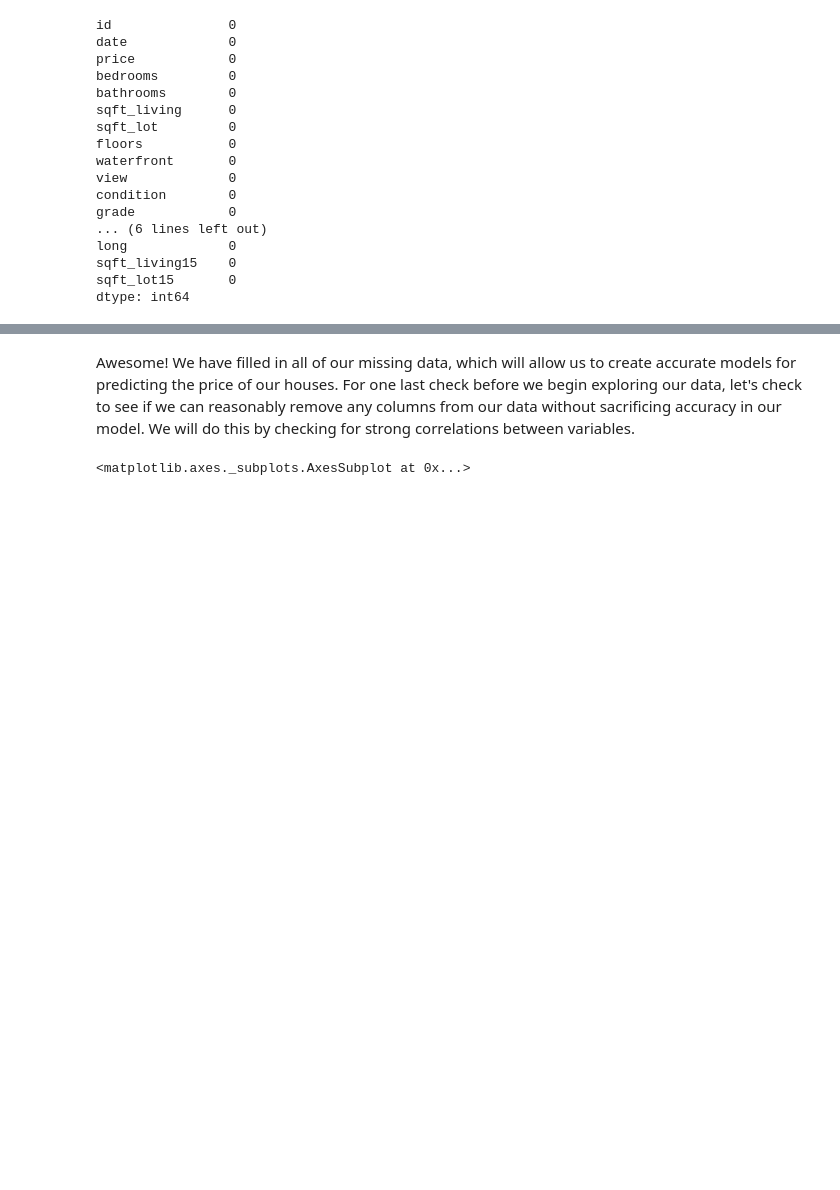
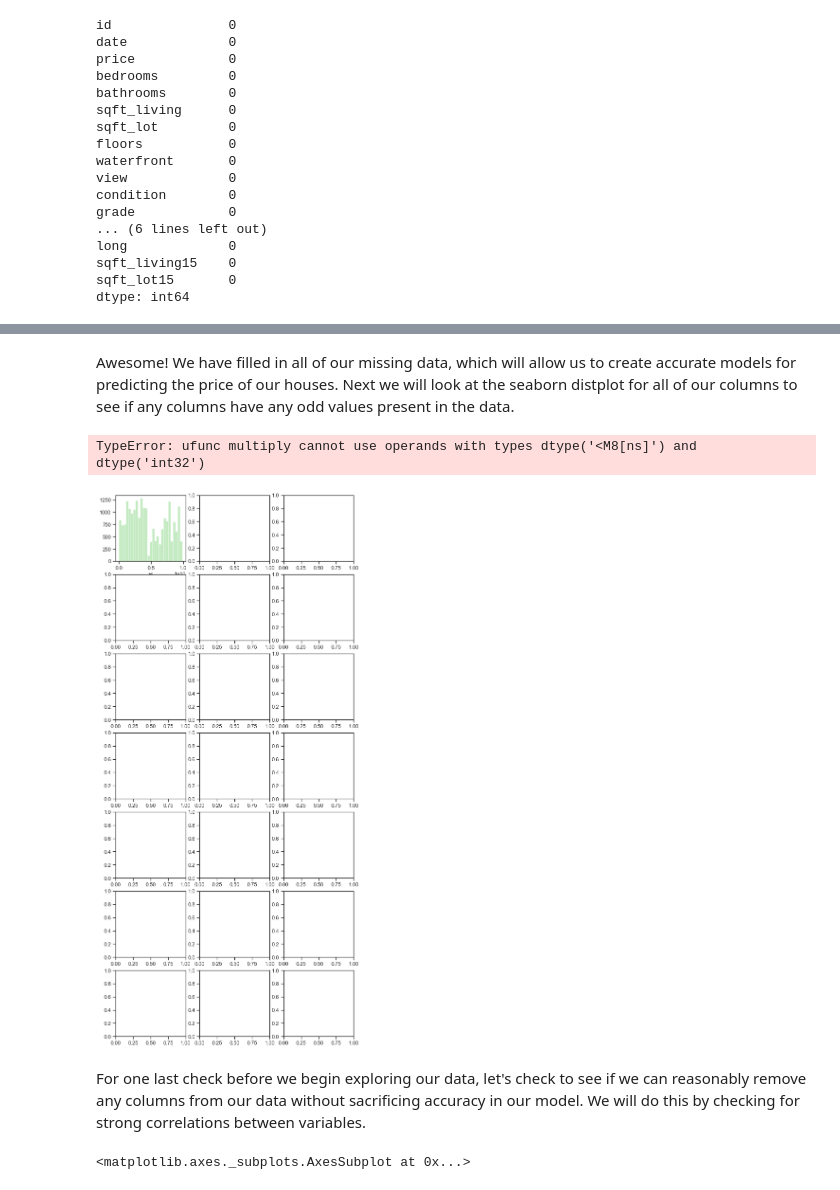
Before and after one commit to Lionslicer-Coding/dsc-mod-2-project-v2-1-onl01-dtsc-pt-030220, a Jupyter notebook: student.ipynb, the cells around one changed output, grey strips where cells are left out. Cells and saved outputs as stored; diff of their text form; code cells hidden in the pictures; blank space fills up the shorter version.

```diff
--- a/student.ipynb
+++ b/student.ipynb
@@ -212,5 +232,23 @@ dtype: int64
+# %% [markdown]
+Awesome! We have filled in all of our missing data, which will allow us to create accurate models for predicting the price of our houses. Next we will look at the seaborn distplot for all of our columns to see if any columns have any odd values present in the data.
+# %%
+columns = [col for col in df.columns]
+colm = 3
+rowm = int(len(columns)/3)
+# %%
+sns.set(style='ticks', palette='muted')
+f, axes = plt.subplots(rowm, colm, figsize=(9,21))
+i = 0
+for var in columns :
+    r = math.floor(i/7)
+    c = math.floor(i/3)
+    sns.distplot(df[var], kde=False, color='g', ax=axes[r, c])
+    i+=1
+# %% [output]
+TypeError: ufunc multiply cannot use operands with types dtype('<M8[ns]') and dtype('int32')
+[figure, added]
 # %% [markdown]
-Awesome! We have filled in all of our missing data, which will allow us to create accurate models for predicting the price of our houses. For one last check before we begin exploring our data, let's check to see if we can reasonably remove any columns from our data without sacrificing accuracy in our model. We will do this by checking for strong correlations between variables.
+For one last check before we begin exploring our data, let's check to see if we can reasonably remove any columns from our data without sacrificing accuracy in our model. We will do this by checking for strong correlations between variables.
 # %%
 # compute the pair wise correlation for all columns
 correlation_matrix = df.corr().round(2)
```
Also changed, not shown: parts of 3 cells of this notebook.
